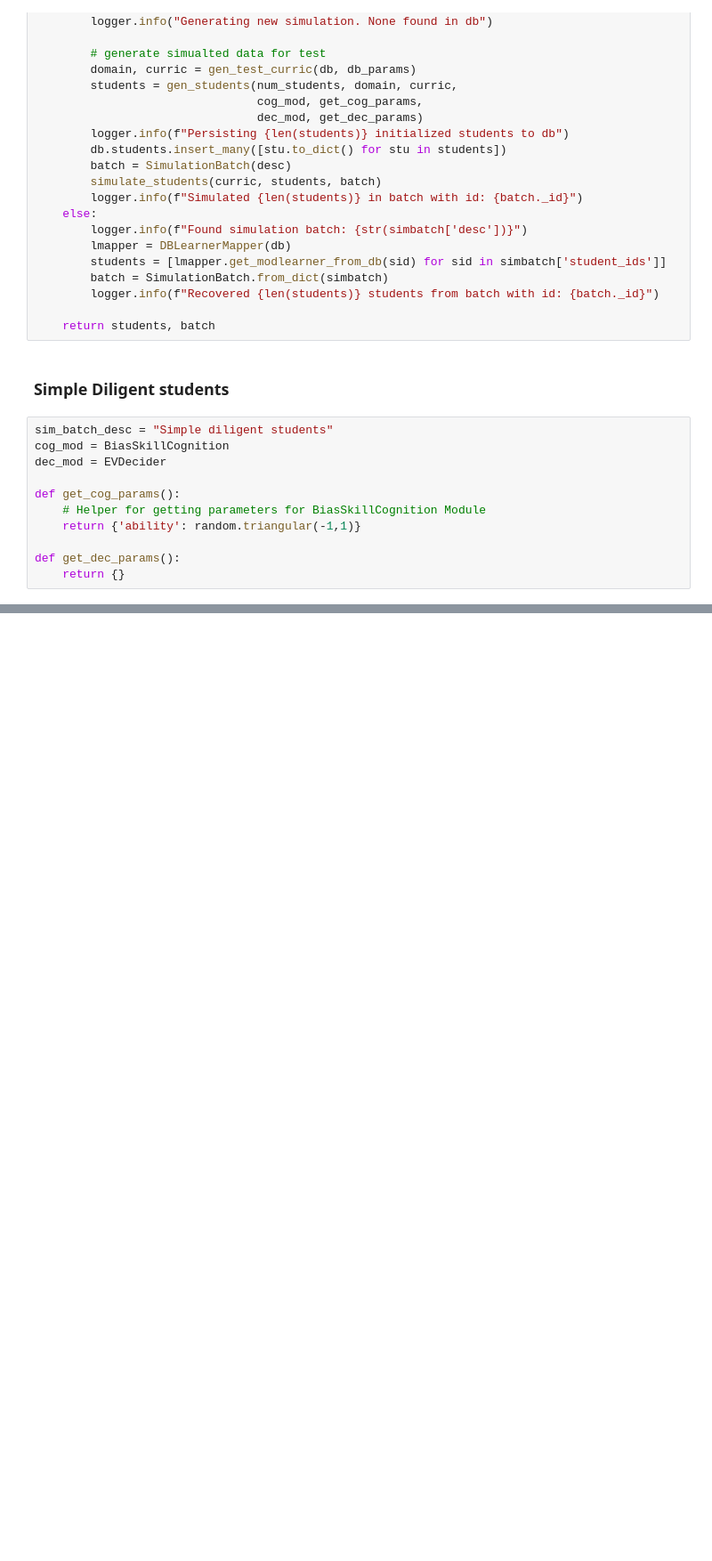
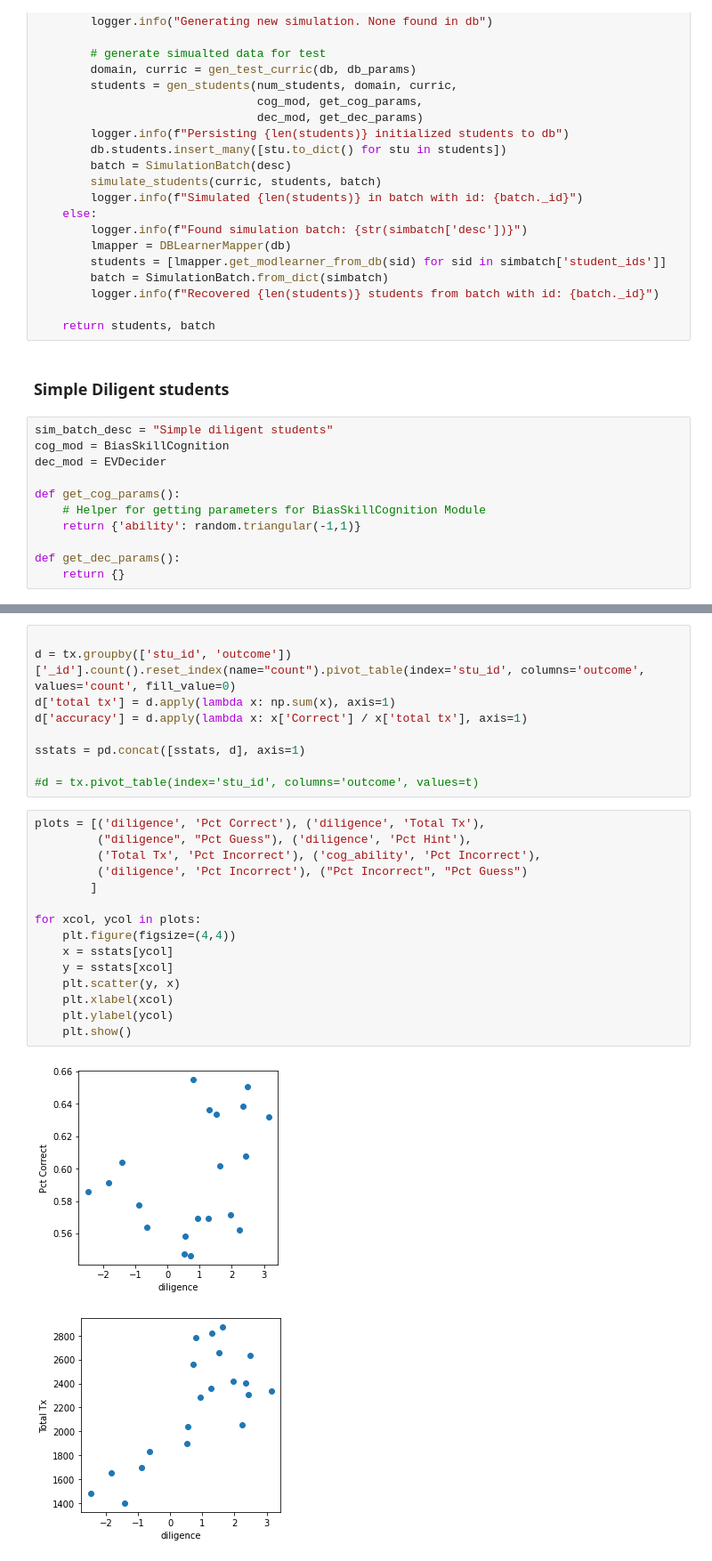
Before and after one commit to stevencdang/MotivSim, a Jupyter notebook: notebooks/Session_Sim_EDA.ipynb, the cells around one changed output, grey strips where cells are left out. Shown: that part at 89% size. Saved outputs shown, nothing was run; the diff lists cells and outputs as text; blank space fills up the shorter version.

```diff
--- a/notebooks/Session_Sim_EDA.ipynb
+++ b/notebooks/Session_Sim_EDA.ipynb
@@ -296,0 +624,27 @@ INFO:analytics.batch:Simulated 200 in batch with id: 8e29893c-473f-4cd7-bb08-d61
+# %%
+
+d = tx.groupby(['stu_id', 'outcome'])['_id'].count().reset_index(name="count").pivot_table(index='stu_id', columns='outcome', values='count', fill_value=0)
+d['total tx'] = d.apply(lambda x: np.sum(x), axis=1)
+d['accuracy'] = d.apply(lambda x: x['Correct'] / x['total tx'], axis=1)
+
+sstats = pd.concat([sstats, d], axis=1)
+
+#d = tx.pivot_table(index='stu_id', columns='outcome', values=t)
+# %%
+plots = [('diligence', 'Pct Correct'), ('diligence', 'Total Tx'),
+         ("diligence", "Pct Guess"), ('diligence', 'Pct Hint'),
+         ('Total Tx', 'Pct Incorrect'), ('cog_ability', 'Pct Incorrect'),
+         ('diligence', 'Pct Incorrect'), ("Pct Incorrect", "Pct Guess")
+        ]
+
+for xcol, ycol in plots:
+    plt.figure(figsize=(4,4))
+    x = sstats[ycol]
+    y = sstats[xcol]
+    plt.scatter(y, x)
+    plt.xlabel(xcol)
+    plt.ylabel(ycol)
+    plt.show()
+# %% [output]
+[figure, added]
+[figure, added]
```
Also changed, not shown: parts of 60 cells of this notebook, 4 other files.
